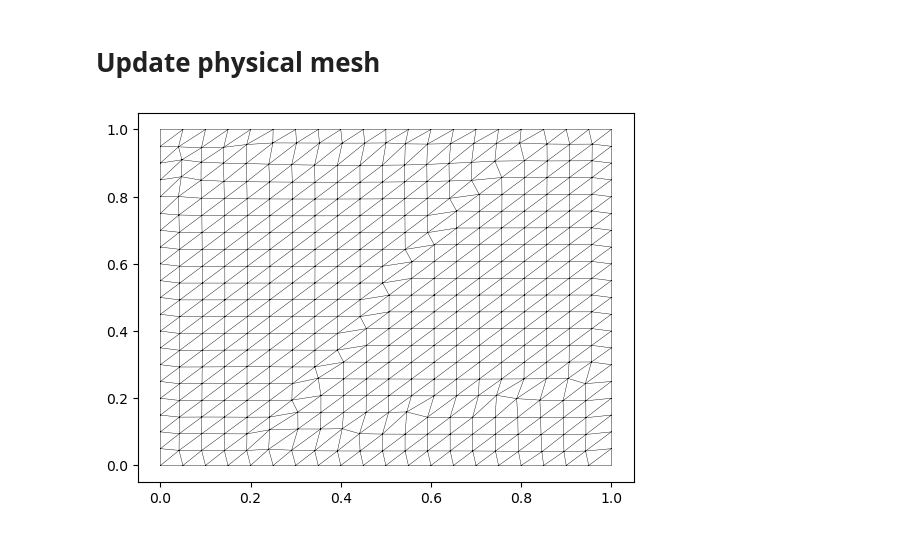
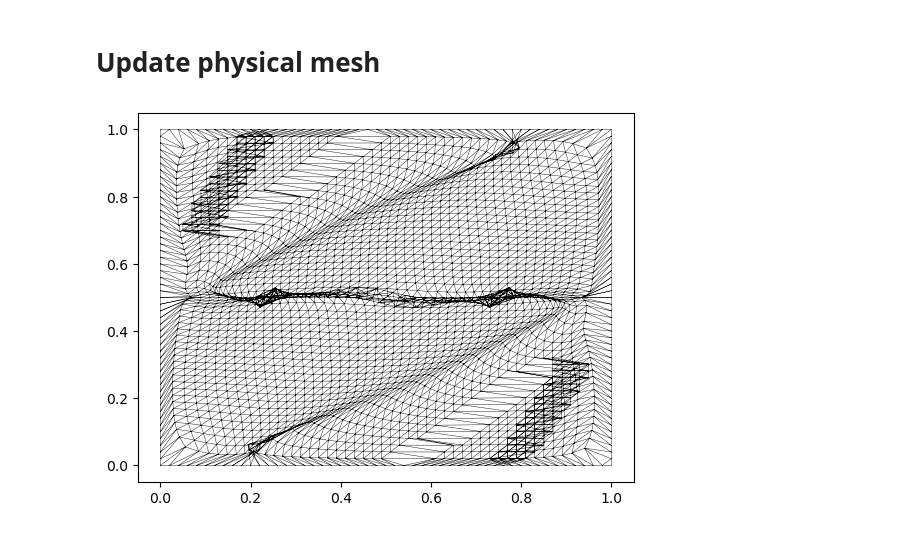
Before and after one commit to GenieYoung/MMPDE, a Jupyter notebook: py_src/example_2.ipynb, the cells around one changed output. Saved outputs shown, nothing was run; the diff lists cells and outputs as text; code cells hidden in the pictures.

```diff
--- a/py_src/example_2.ipynb
+++ b/py_src/example_2.ipynb
@@ -251,3 +163,19 @@ class FCN2(nn.Module):
+# %%
+left_V = V_0[(V_0[:,0]==0.0)]
+right_V = V_0[(V_0[:,0]==1.0)]
+bottom_V = V_0[(V_0[:,1]==0.0)]
+top_V = V_0[(V_0[:,1]==1.0)]
+
+PDE_V = V_0[0] + (V_0[-1]-V_0[0])*lhs(2,Nf)
+PDE_V = torch.vstack((left_V,right_V,bottom_V,top_V,PDE_V))
+
+left_V = left_V.to(device)
+right_V = right_V.to(device)
+bottom_V = bottom_V.to(device)
+top_V = top_V.to(device)
+V_0 = V_0.to(device)
+V_xi_0 = V_xi_0.to(device)
+PDE_V = PDE_V.float().to(device)
 # %% [markdown]
 # Generate harmonic maps
 # %%
@@ -289,24 +235,26 @@ plt.triplot(V_xi_new_cpu[:,0],V_xi_new_cpu[:,1],tris.detach().cpu(),'k-',linewid
 # %% [markdown]
 # Update physical mesh
 # %%
-xi_x_y = autograd.grad(V_xi_new[:,0].unsqueeze(1),V,torch.ones([V.shape[0],1]).to(device),retain_graph=True,create_graph=True)[0]
-eta_x_y = autograd.grad(V_xi_new[:,1].unsqueeze(1),V,torch.ones([V.shape[0],1]).to(device),retain_graph=True,create_graph=True)[0]
+V_0_clone = V_0.clone()
+V_0_clone.requires_grad = True
+V_xi_new = F_xi(V_0_clone)
+
+xi_x_y = autograd.grad(V_xi_new[:,0].unsqueeze(1),V_0_clone,torch.ones([V_0_clone.shape[0],1]).to(device),retain_graph=True,create_graph=True)[0]
+eta_x_y = autograd.grad(V_xi_new[:,1].unsqueeze(1),V_0_clone,torch.ones([V_0_clone.shape[0],1]).to(device),retain_graph=True,create_graph=True)[0]
 xi_x,xi_y,eta_x,eta_y = xi_x_y[:,[0]],xi_x_y[:,[1]],eta_x_y[:,[0]],eta_x_y[:,[1]]
 delta_V_xi = V_xi_0 - V_xi_new
-delta_V_xi_x = delta_V_xi[:,0].unsqueeze(1)
-delta_V_xi_y = delta_V_xi[:,1].unsqueeze(1)
-delta_V_x = (1/(xi_x*eta_y-xi_y*eta_x)*(eta_y*delta_V_xi_x-xi_y*delta_V_xi_y)).squeeze()
-delta_V_y = (1/(xi_x*eta_y-xi_y*eta_x)*(-eta_x*delta_V_xi_x+xi_x*delta_V_xi_y)).squeeze()
-delta_V = torch.stack([delta_V_x,delta_V_y],dim=1)
-delta_V = delta_V / torch.linalg.norm(delta_V,dim=1).unsqueeze(1)*0.01
-delta_V[V[:,0]==0.0] = 0.0
-delta_V[V[:,0]==1.0] = 0.0
-delta_V[V[:,1]==0.0] = 0.0
-delta_V[V[:,1]==1.0] = 0.0
+delta_V_x = 1/(xi_x*eta_y-xi_y*eta_x)*(eta_y*delta_V_xi[:,[0]]-xi_y*delta_V_xi[:,[1]])
+delta_V_y = 1/(xi_x*eta_y-xi_y*eta_x)*(-eta_x*delta_V_xi[:,[0]]+xi_x*delta_V_xi[:,[1]])
+delta_V = torch.cat((delta_V_x,delta_V_y),dim=1)
+delta_V = delta_V / torch.linalg.norm(delta_V,dim=1).unsqueeze(1)*0.05
+delta_V[V_0_clone[:,0]==0.0] = 0.0
+delta_V[V_0_clone[:,0]==1.0] = 0.0
+delta_V[V_0_clone[:,1]==0.0] = 0.0
+delta_V[V_0_clone[:,1]==1.0] = 0.0
 
-new_V = (V + delta_V).detach().cpu()
+new_V = (V_0_clone + delta_V)
 
-plt.triplot(new_V[:,0],new_V[:,1],tris.detach().cpu(),'k-',linewidth=0.3)
+plt.triplot(new_V.detach().cpu()[:,0],new_V.detach().cpu()[:,1],tris.detach().cpu(),'k-',linewidth=0.3)
 plt.show()
 # %% [output]
-[figure, old version]
+[figure, new version]
```
Also changed, not shown: parts of 14 cells of this notebook, 3 other files.
